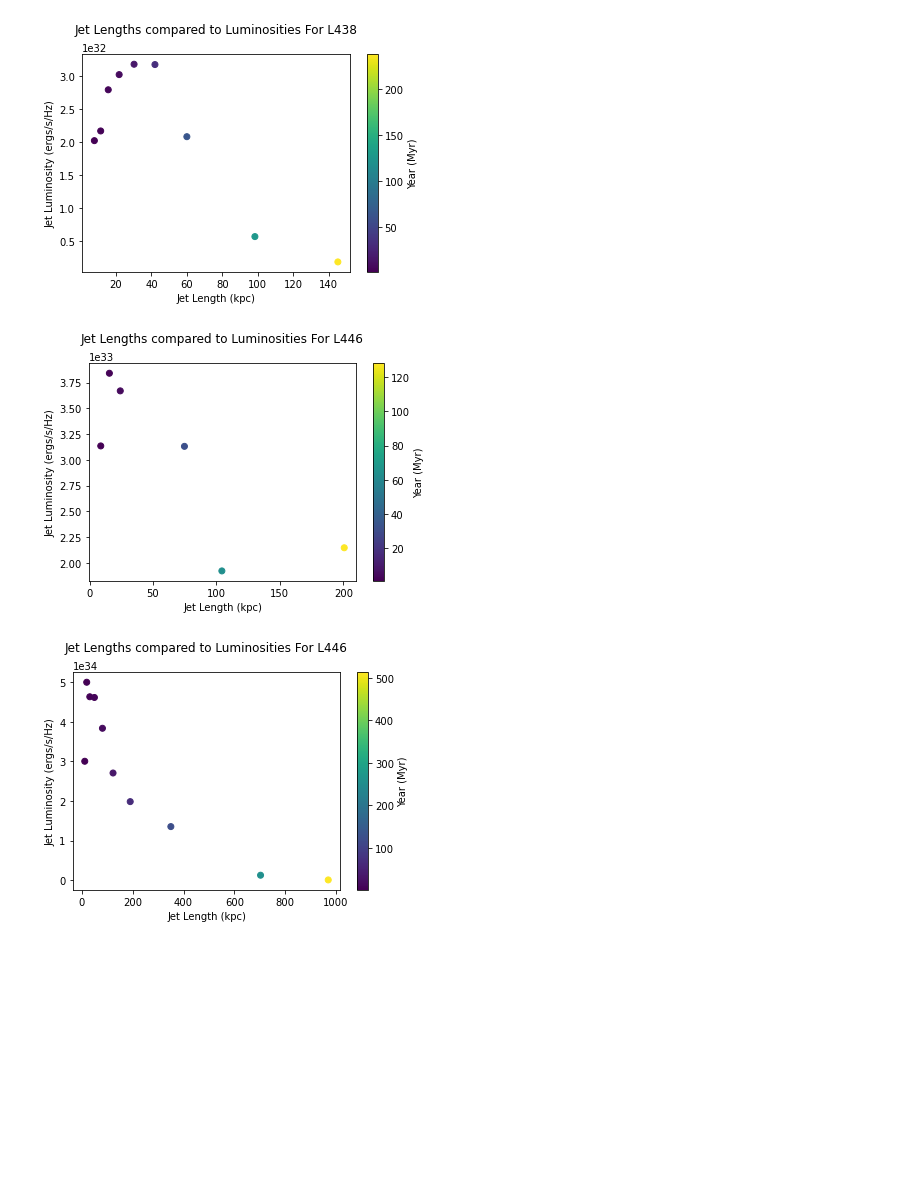
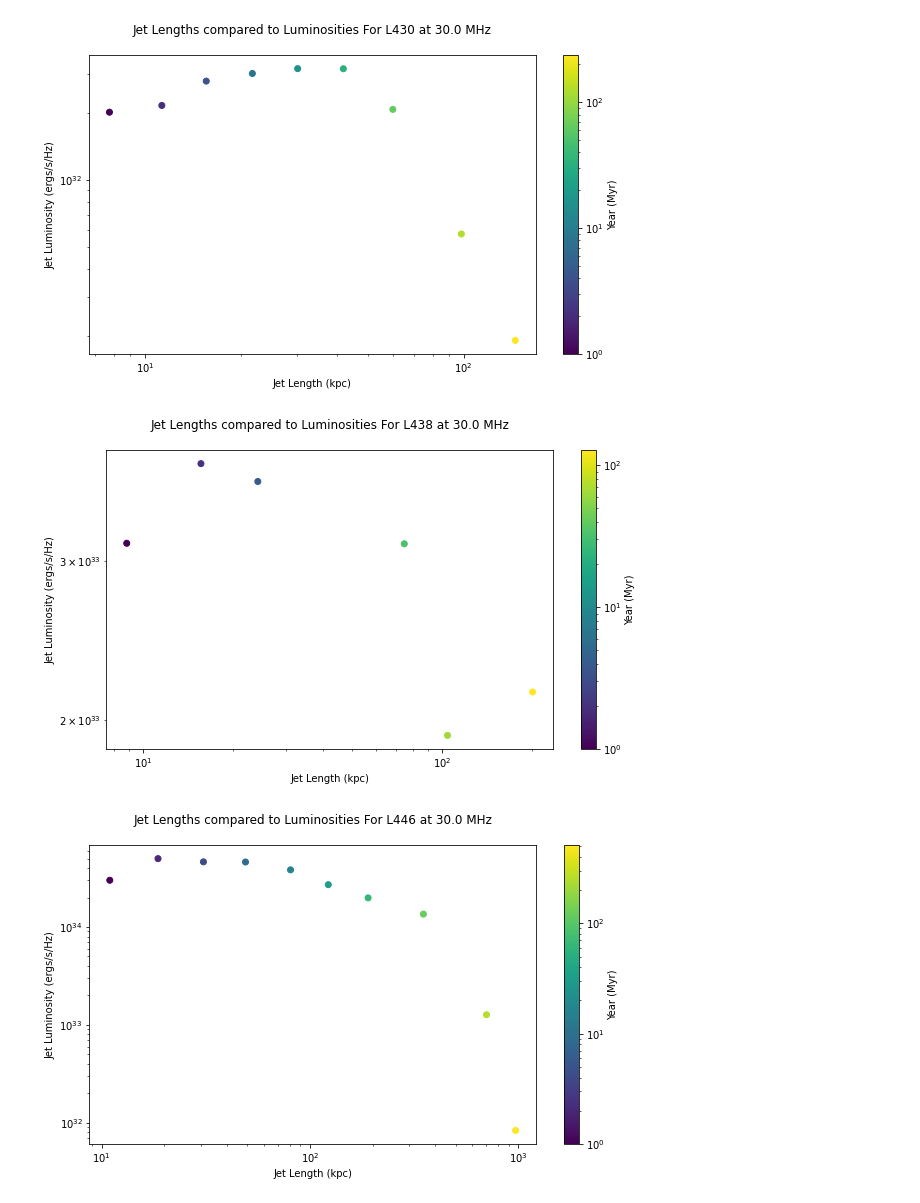
Before and after one commit to SolSamuels/Samuels_JetSimulationWork, a Jupyter notebook: Luminosity_JetStrength_Compare.ipynb, the cells around one changed output. Saved outputs shown, nothing was run; the diff lists cells and outputs as text; code cells hidden in the pictures; blank space fills up the shorter version.

Commit message:
Luminosity Programs amd Updates

```diff
--- a/Luminosity_JetStrength_Compare.ipynb
+++ b/Luminosity_JetStrength_Compare.ipynb
@@ -175,7 +177,7 @@ def jet_length(data, pixel_size):
             lobe_dist_kpc = round((lobe_dist_cm * 3.24077928967e-19) / 1e3, 4)
 
         except ValueError:
-            print("ERROR, but continuing")
+            p = 0
 
     return jet_size_kpc
 # %%
@@ -190,6 +192,10 @@ def luminosity_determiner(data, pixel_area):
     luminosity = float(luminosity)
 
     return luminosity
+# %%
+def progress(file_count, total_files):
+    print("\tFiles Completed: {}/{}".format(file_count, total_files), end="\r")
+    time.sleep(1)
 # %%
 #Main Calling Block of Code
 
@@ -200,24 +206,20 @@ years = [1.0, 2.0, 4.0, 8.0, 16.0, 32.0, 64.0, 121.2, 256.1, 513.1, 773.1]
 jet_dim_data = np.array([["Jet Strength (L)", "Sim Time (Myr)", "Jet Length (kpc)", "Luminosity (ergs/s/Hz)"]])
 
 
-path = '**/Group*nu=30.0*0.00_1.00_0.00*Myr.fits*'
+path = '**/Group*_rc30_*nu=30.0*0.00_1.00_0.00*Myr.fits*'
 
 # Determines if there are any files in device
 total_files = len(glob.glob(path, recursive=True))
 
 if total_files > 0:
     file_count = 0
+    progress(file_count, total_files)
 
     for file in sorted(glob.glob(path, recursive=True)):
 
         file_count += 1
-        print("WORKING ON FILE {}/{}".format(file_count, total_files))
-        print("{}\n".format("_"*100))
 
         try:
-            #print("File Number {}/{}\n".format(file_count, total_files))
-            #print("File Name: {}".format(file))
-
             fits_image_hdul = fits.open(file)
 
             #Displays FITS Image title, time index, and pixel size
@@ -226,9 +228,6 @@ if total_files > 0:
             sim_time = round(float(sim_time[:-4]), 1)
 
             pixel = fits_image_hdul[0].header['CDELT1']
-            #print("Simulation Title: {}".format(sim_title))
-            #print("Time index: {}".format(sim_time))
-            #print("Pixel size: {}".format(pixel))
             pixel_size = float(pixel[:-3])
 
             #Difines Data From FITS image and records image dimensions
@@ -240,14 +239,6 @@ if total_files > 0:
             L = sim_title.find("L")
             jet_stren = sim_title[L+1:L+4]
 
-
-            #hdr = fits_image_hdul[0].header
-            #header = repr(hdr)
-            #print(header)
-
-            #Calls jet_length function
-            #print("\nJET LUMINOSITY DATA:")
-            #print("{}\n".format("~"*50))
 
             jet_len = jet_length(data, pixel_size)
 
@@ -261,6 +252,8 @@ if total_files > 0:
             jet_dim_data = np.vstack([jet_dim_data, file_data])
 
             #print("{}\n".format("_"*100))
+
+            progress(file_count, total_files)
 
         except OSError:
             print("Error with file: {}".format(file))
@@ -296,11 +289,7 @@ ________________________________________________________________________________
 25               446           513.1          969.8032               8.354e+31
 26               446           773.1          1056.089              1.5557e+31
 # %%
-pos_year = [1.0, 2.0, 4.0, 8.0, 16.0, 32.0, 64.0, 121.2, 127.6, 128.0, 237.6, 256.1, 513.1, 773.1]
-
-pos_colors = ["grey", "lightcoral", "red", "orange", "yellow", "lawngreen", "limegreen", "green", "aquamarine", "teal", "royalblue", "indigo", "violet", "deeppink"]
-
-
+plt.rcParams["figure.figsize"] = (10,5.5)
 
 with open("LUM_LEN.npy", "rb") as open_file:
     lum_len_data = np.load(open_file)
@@ -316,40 +305,42 @@ with open("LUM_LEN.npy", "rb") as open_file:
 
 
         if jet_stren != prev_jet_stren:
-            plt.scatter(jet_len_val, lum_val, c=sim_time)
+            plt.scatter(jet_len_val, lum_val, c=sim_time, norm=col.LogNorm())
             plt.colorbar(label = "Year (Myr)")
+            plt.loglog()
             plt.xlabel("Jet Length (kpc)")
             plt.ylabel("Jet Luminosity (ergs/s/Hz)")
-            plt.title("Jet Lengths compared to Luminosities For L{}\n".format(jet_stren))
+            plt.title("Jet Lengths compared to Luminosities For L{} at 30.0 MHz\n".format(prev_jet_stren))
             #plt.legend(loc=2, prop={'size': 8})
             plt.show()
 
             sim_time = []
             jet_len_val = []
             lum_val = []
 
         sim_time.append(float(lum_len_data[i, 1]))
         jet_len_val.append(float(lum_len_data[i, 2]))
         lum_val.append(float(lum_len_data[i, 3]))
 
         #color_index = pos_year.index(sim_time)
         #colors = pos_colors[color_index]
 
 
 
 
         prev_jet_stren = jet_stren
 
 
-plt.scatter(jet_len_val, lum_val, c=sim_time)
+plt.scatter(jet_len_val, lum_val, c=sim_time, norm=col.LogNorm())
 plt.colorbar(label = "Year (Myr)")
+plt.loglog()
 plt.xlabel("Jet Length (kpc)")
 plt.ylabel("Jet Luminosity (ergs/s/Hz)")
-plt.title("Jet Lengths compared to Luminosities For L{}\n".format(jet_stren))
+plt.title("Jet Lengths compared to Luminosities For L{} at 30.0 MHz\n".format(jet_stren))
 #plt.legend(loc=2, prop={'size': 8})
 plt.show()
 #plt.savefig('Jet_Lengths_vs_Time.png')
 # %% [output]
-[figure, old version]
+[figure, new version]
-[figure, old version]
+[figure, new version]
-[figure, old version]
+[figure, new version]
```
Also changed, not shown: parts of 3 cells of this notebook, 3 other files.
